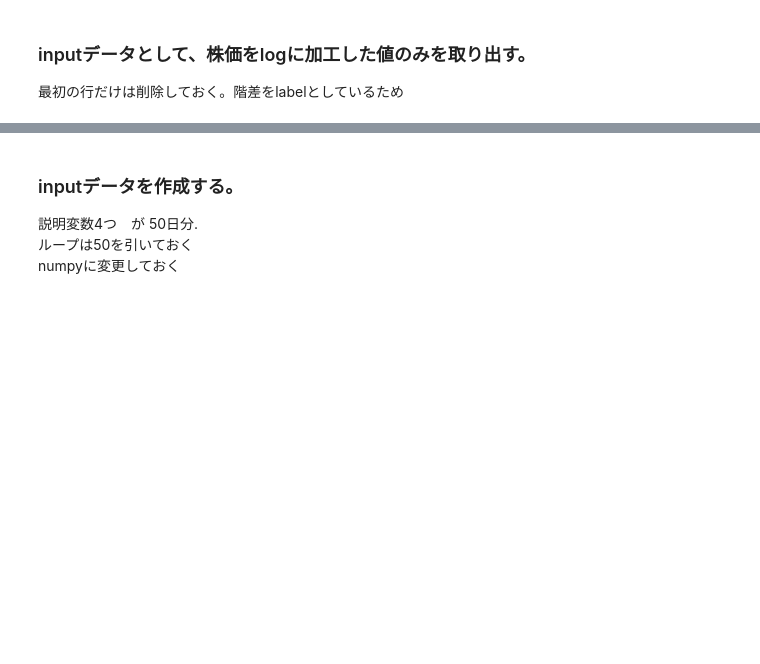
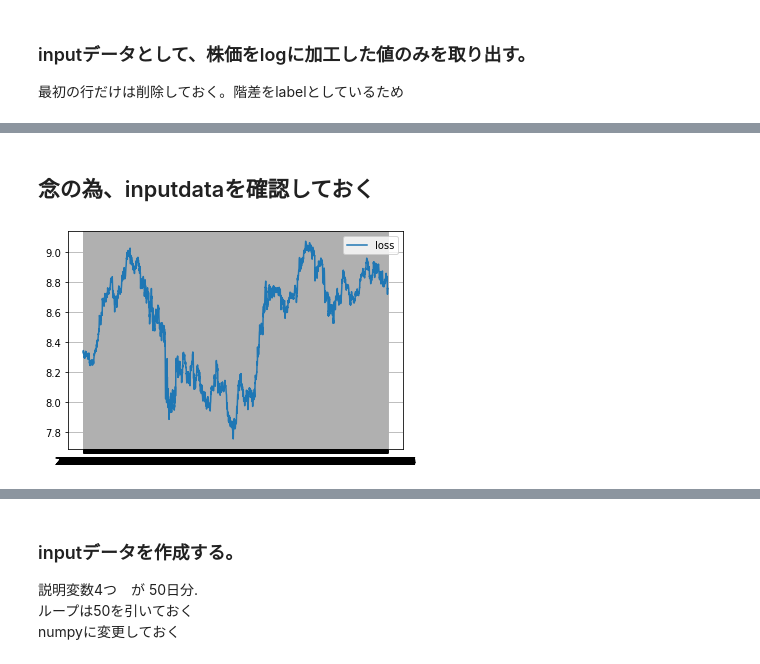
Before and after one commit to Chihiro-n/stockmodel, a Jupyter notebook: LSTM_Stock_Classify.ipynb, the cells around one changed output, grey strips where cells are left out. Cells and saved outputs as stored; diff of their text form; code cells hidden in the pictures; blank space fills up the shorter version.

```diff
--- a/LSTM_Stock_Classify.ipynb
+++ b/LSTM_Stock_Classify.ipynb
@@ -115,0 +113,9 @@ df_input
+# %% [markdown]
+## 念の為、inputdataを確認しておく
+# %%
+plt.figure()
+plt.plot(df_input,label="loss")
+plt.legend()
+plt.grid()
+# %% [output]
+[figure, added]
```
Also changed, not shown: parts of 17 cells of this notebook.
